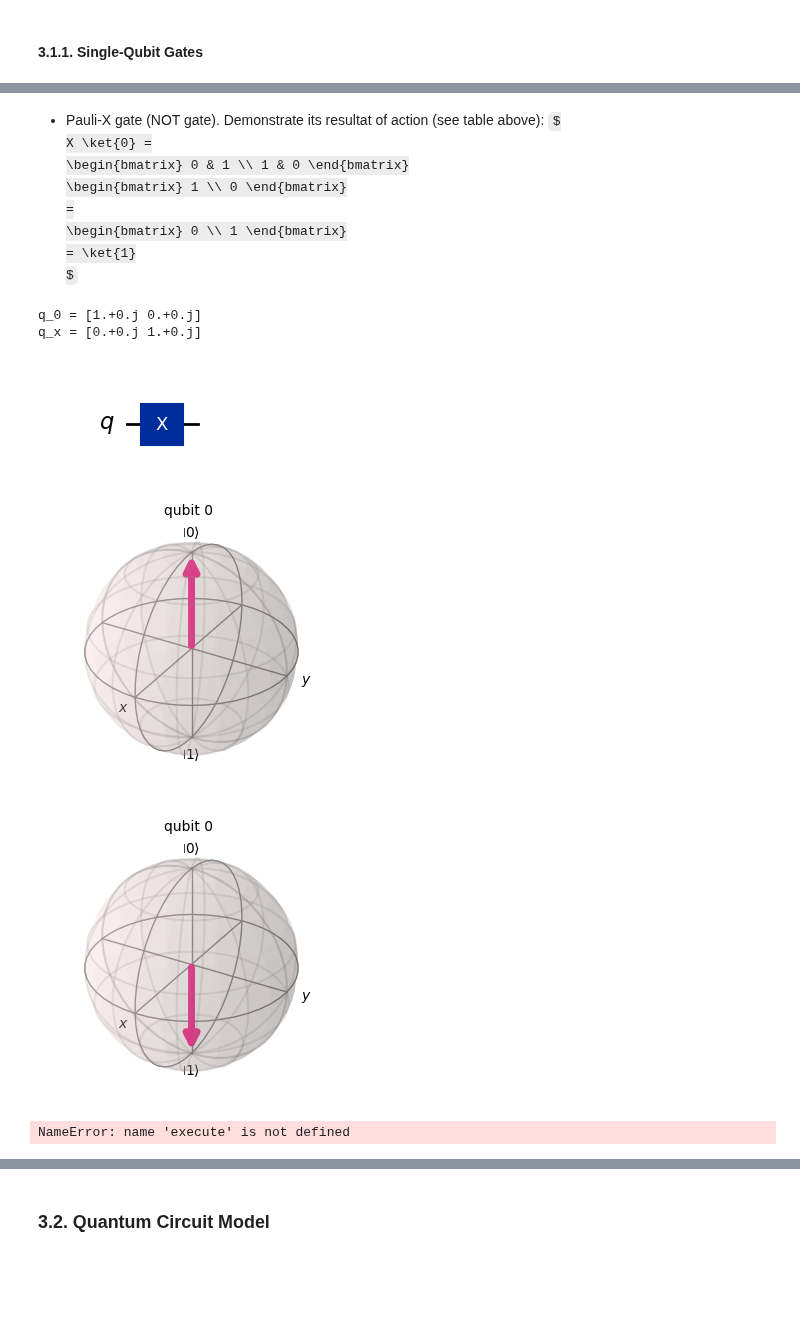
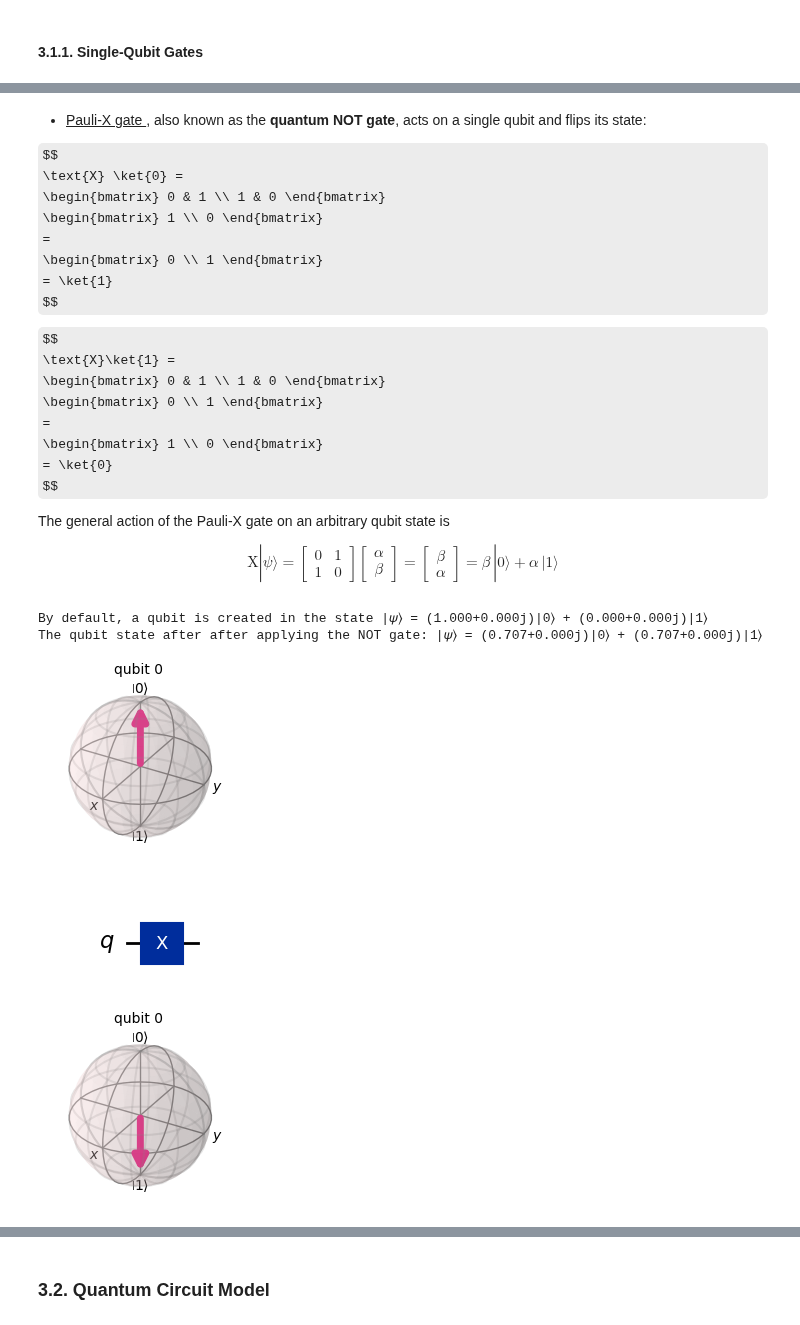
Before and after one commit to MariyaSV78/notebook_Quantum-computing, a Jupyter notebook: Quantum-computing.ipynb, the cells around one changed output, grey strips where cells are left out. Drawn from its saved outputs; the diff is of its cells as text; code cells hidden in the pictures; some formulas as TeX source; blank space fills up the shorter version.

```diff
--- a/Quantum-computing.ipynb
+++ b/Quantum-computing.ipynb
@@ -1045,61 +1084,67 @@ To illustrate mesurements, let's consider an example. Suppose we have a one qubi
 # %% [markdown]
 
-- Pauli-X gate (NOT gate). Demonstrate its resultat of action (see table above):
-$
-X \ket{0} =
+- <u> Pauli-X gate </u>, also known as the **quantum NOT gate**, acts on a single qubit and flips its state:
+
+$$
+\text{X} \ket{0} =
 \begin{bmatrix} 0 & 1 \\ 1 & 0 \end{bmatrix}
 \begin{bmatrix} 1 \\ 0 \end{bmatrix}
 =
 \begin{bmatrix} 0 \\ 1 \end{bmatrix}
 = \ket{1}
-$
+$$
+
+$$
+\text{X}\ket{1} =
+\begin{bmatrix} 0 & 1 \\ 1 & 0 \end{bmatrix}
+\begin{bmatrix} 0 \\ 1 \end{bmatrix}
+=
+\begin{bmatrix} 1 \\ 0 \end{bmatrix}
+= \ket{0}
+$$
+
+The general action of the Pauli-X gate on an arbitrary qubit state is
+
+$$
+\text{X} |\psi\rangle =
+\begin{bmatrix} 0 & 1 \\ 1 & 0 \end{bmatrix}
+\begin{bmatrix} \alpha \\ \beta \end{bmatrix}
+=
+\begin{bmatrix} \beta \\ \alpha \end{bmatrix}
+=
+\beta \, |0\rangle + \alpha \, |1\rangle
+$$
 # %%
-from qiskit import QuantumCircuit
-from qiskit_aer import AerSimulator
-from qiskit.visualization import plot_bloch_multivector
-import matplotlib.pyplot as plt
-
 # Creates a circuit with 1 qubit
 qc_x = QuantumCircuit(1)
 
 # Initial state
-state = Statevector.from_instruction(qc_x)
-print("q_0 =", state.data)
-fig1 = plot_bloch_multivector(state)
-fig1.set_size_inches(3, 3)
+state_0 = Statevector.from_instruction(qc_x)
+print(f"By default, a qubit is created in the state |𝜓⟩ = ({state_0[0]:.3f})|0⟩ + ({state_0[1]:.3f})|1⟩ ")
+
+plot_bloch_multivector(state_0).set_size_inches(2, 2)
 
 # Apply Pauli-X gate for qubit 0
 qc_x.x(0)
-state = Statevector.from_instruction(qc_x)
-print("q_x =", state.data)
-
-fig2 = plot_bloch_multivector(state)
-fig2.set_size_inches(3, 3)
 
 # Draw the circuit
 qc_x.draw('mpl')
+
+state_x = Statevector.from_instruction(qc_x)
+print(f"The qubit state after after applying the NOT gate: |𝜓⟩ = ({state_h[0]:.3f})|0⟩ + ({state_h[1]:.3f})|1⟩ ")
+
+plot_bloch_multivector(state_x).set_size_inches(2, 2)
 
 # Hide header/footer for all open figures at once\n",
 for fig in plt._pylab_helpers.Gcf.get_all_fig_managers():
     fig.canvas.header_visible = False
     fig.canvas.footer_visible = False
 # clear_output()
-plt.show()
 # %% [output]
-q_0 = [1.+0.j 0.+0.j]
-q_x = [0.+0.j 1.+0.j]
+By default, a qubit is created in the state |𝜓⟩ = (1.000+0.000j)|0⟩ + (0.000+0.000j)|1⟩
+The qubit state after after applying the NOT gate: |𝜓⟩ = (0.707+0.000j)|0⟩ + (0.707+0.000j)|1⟩
-[figure, old version]
+[figure, new version]
-[figure, old version]
+[figure, new version]
-[figure, old version]
+[figure, new version]
-# %%
-qc_y = QuantumCircuit(1)
-qc_y.y(0)
-
-sim = AerSimulator()
-result = execute(qc, sim).result()
-state = result.get_statevector()
-plt.show()
-# %% [output]
-NameError: name 'execute' is not defined
 # %% [markdown]
 
```
Also changed, not shown: parts of 25 cells of this notebook.
